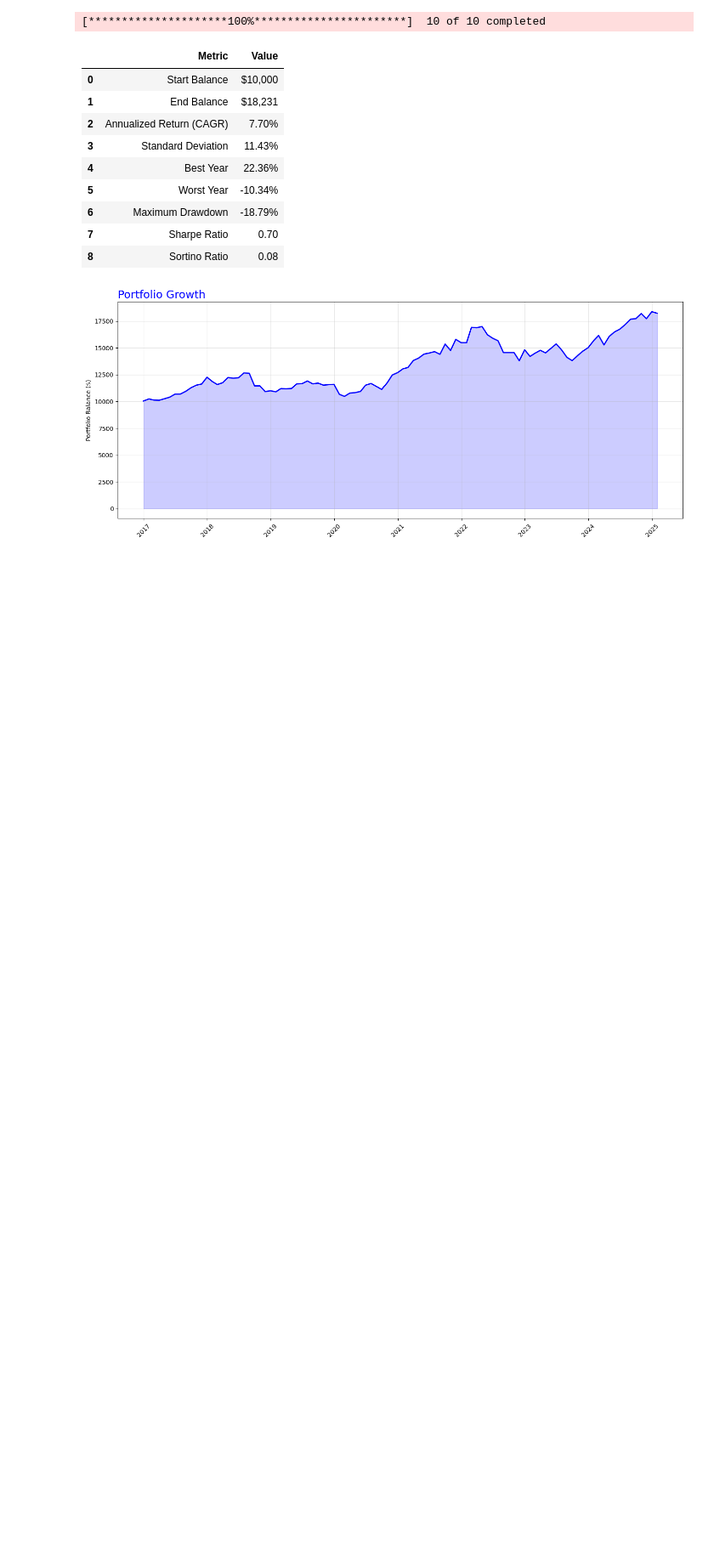
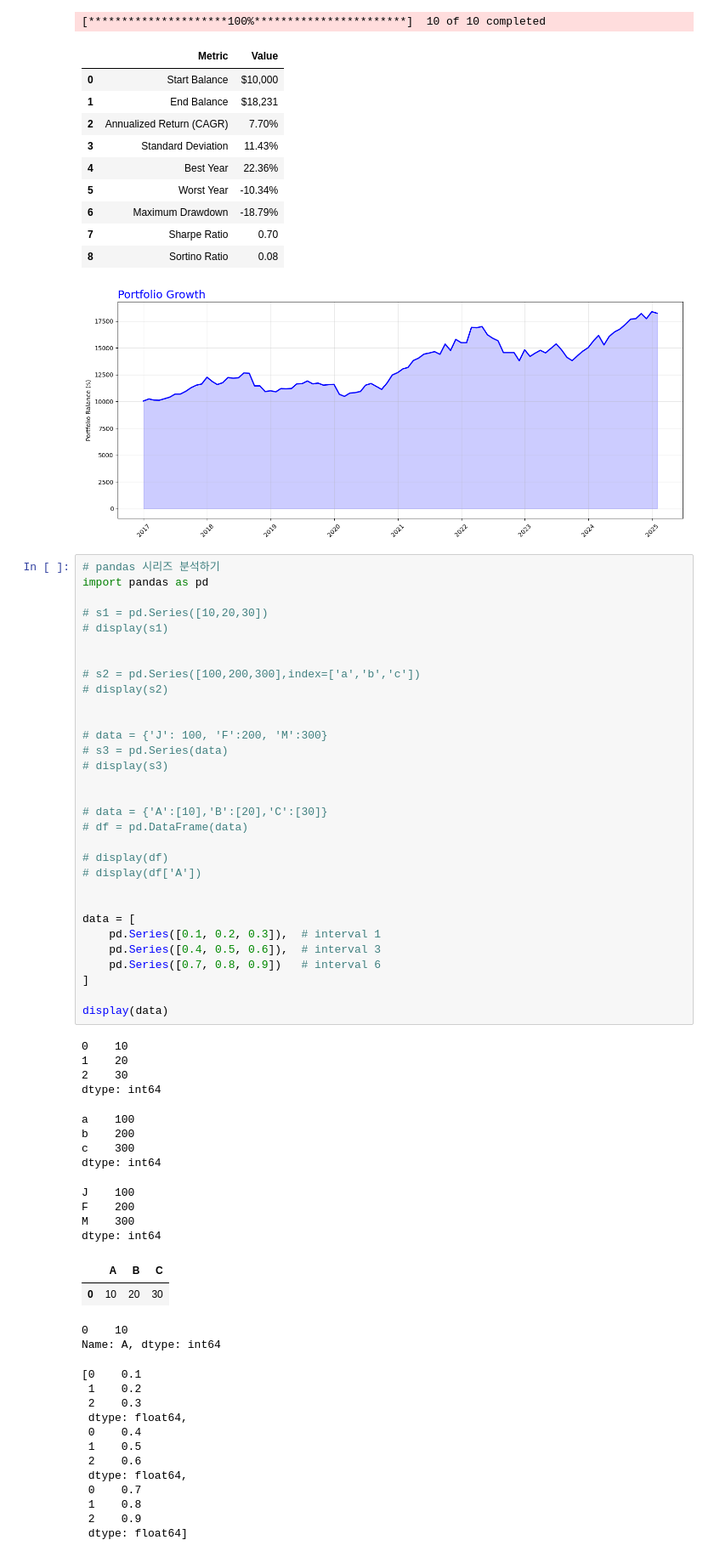
Before and after one commit to KKangTaee/Finance, a Jupyter notebook: test.ipynb, the cells around one changed output. Shown at 85% size. Cells and saved outputs as stored; diff of their text form; blank space fills up the shorter version.

```diff
--- a/test.ipynb
+++ b/test.ipynb
@@ -368,3 +368,63 @@ plot_portfolio_growth(returns_series)
 | 7 | Sharpe Ratio | 0.70 |
 | 8 | Sortino Ratio | 0.08 |
 [figure]
+# %%
+# pandas 시리즈 분석하기
+import pandas as pd
+
+# s1 = pd.Series([10,20,30])
+# display(s1)
+
+
+# s2 = pd.Series([100,200,300],index=['a','b','c'])
+# display(s2)
+
+
+# data = {'J': 100, 'F':200, 'M':300}
+# s3 = pd.Series(data)
+# display(s3)
+
+
+# data = {'A':[10],'B':[20],'C':[30]}
+# df = pd.DataFrame(data)
+
+# display(df)
+# display(df['A'])
+
+
+data = [
+    pd.Series([0.1, 0.2, 0.3]),  # interval 1
+    pd.Series([0.4, 0.5, 0.6]),  # interval 3
+    pd.Series([0.7, 0.8, 0.9])   # interval 6
+]
+
+display(data)
+# %% [output]
+0    10
+1    20
+2    30
+dtype: int64
+a    100
+b    200
+c    300
+dtype: int64
+J    100
+F    200
+M    300
+dtype: int64
+|  | A | B | C |
+| 0 | 10 | 20 | 30 |
+0    10
+Name: A, dtype: int64
+[0    0.1
+ 1    0.2
+ 2    0.3
+ dtype: float64,
+ 0    0.4
+ 1    0.5
+ 2    0.6
+ dtype: float64,
+ 0    0.7
+ 1    0.8
+ 2    0.9
+ dtype: float64]
```
Also changed, not shown: 8 other files.
